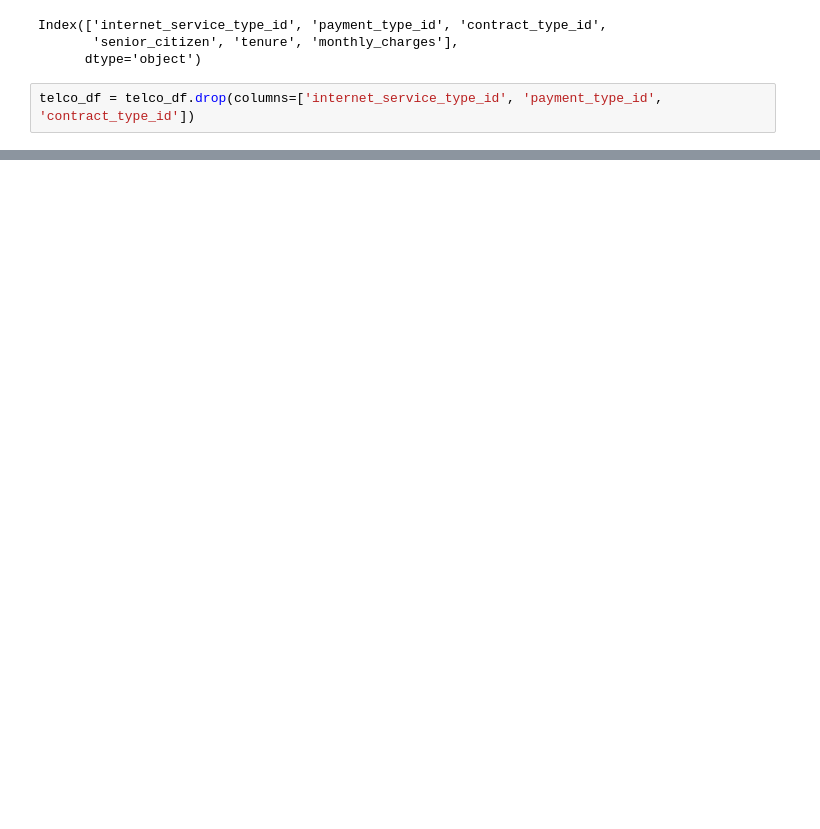
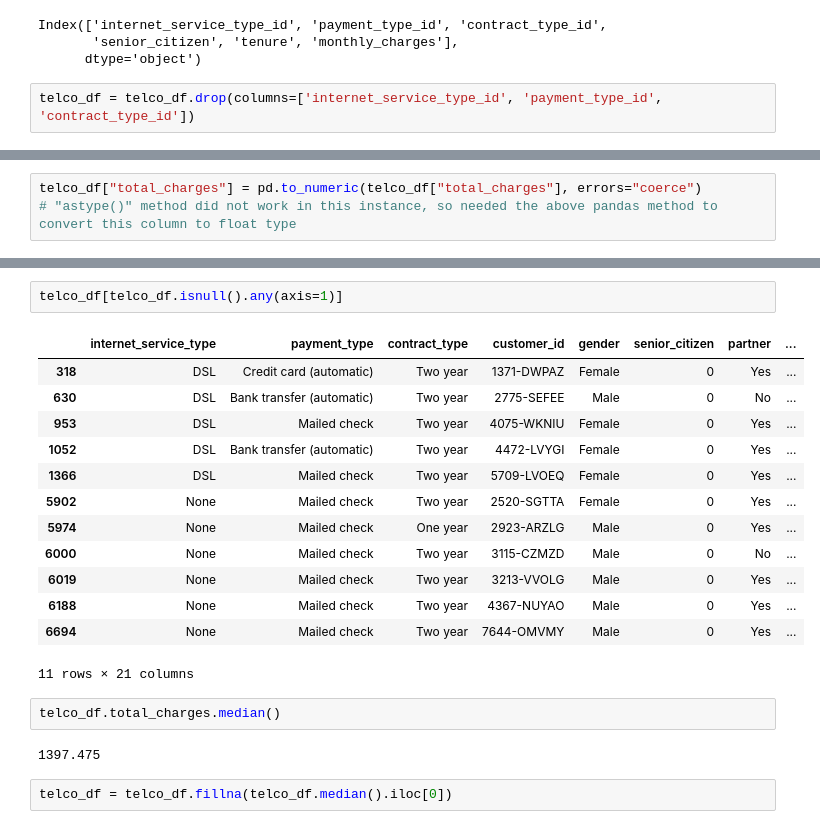
Before and after one commit to mijailmariano/classification-exercises, a Jupyter notebook: classification_exervices.ipynb, the cells around one changed output, grey strips where cells are left out. Saved outputs shown, nothing was run; the diff lists cells and outputs as text; blank space fills up the shorter version.

```diff
--- a/classification_exervices.ipynb
+++ b/classification_exervices.ipynb
@@ -947,0 +977,3 @@ Name: paperless_billing, Length: 7043, dtype: object
+# %%
+telco_df["total_charges"] = pd.to_numeric(telco_df["total_charges"], errors="coerce")
+# "astype()" method did not work in this instance, so needed the above pandas method to convert this column to float type
@@ -947,0 +1008,22 @@ Name: paperless_billing, Length: 7043, dtype: object
+# %%
+telco_df[telco_df.isnull().any(axis=1)]
+# %% [output]
+|  | internet_service_type | payment_type | contract_type | customer_id | gender | senior_citizen | partner | ... |
+| 318 | DSL | Credit card (automatic) | Two year | 1371-DWPAZ | Female | 0 | Yes | ... |
+| 630 | DSL | Bank transfer (automatic) | Two year | 2775-SEFEE | Male | 0 | No | ... |
+| 953 | DSL | Mailed check | Two year | 4075-WKNIU | Female | 0 | Yes | ... |
+| 1052 | DSL | Bank transfer (automatic) | Two year | 4472-LVYGI | Female | 0 | Yes | ... |
+| 1366 | DSL | Mailed check | Two year | 5709-LVOEQ | Female | 0 | Yes | ... |
+| 5902 | None | Mailed check | Two year | 2520-SGTTA | Female | 0 | Yes | ... |
+| 5974 | None | Mailed check | One year | 2923-ARZLG | Male | 0 | Yes | ... |
+| 6000 | None | Mailed check | Two year | 3115-CZMZD | Male | 0 | No | ... |
+| 6019 | None | Mailed check | Two year | 3213-VVOLG | Male | 0 | Yes | ... |
+| 6188 | None | Mailed check | Two year | 4367-NUYAO | Male | 0 | Yes | ... |
+| 6694 | None | Mailed check | Two year | 7644-OMVMY | Male | 0 | Yes | ... |
+11 rows × 21 columns
+# %%
+telco_df.total_charges.median()
+# %% [output]
+1397.475
+# %%
+telco_df = telco_df.fillna(telco_df.median().iloc[0])
```
Also changed, not shown: parts of 29 cells of this notebook, 1 other file.
